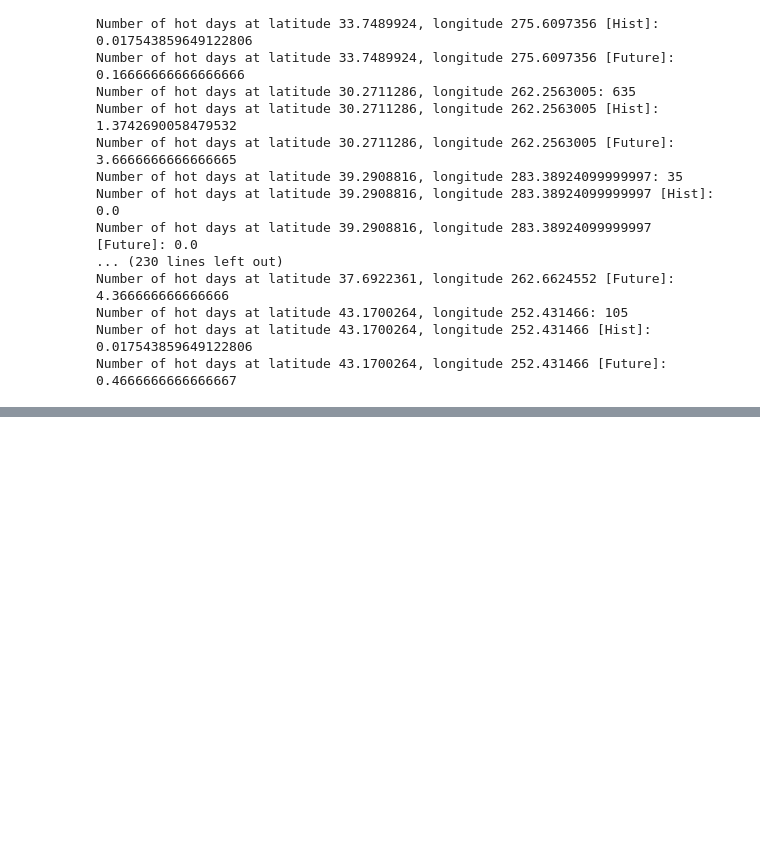
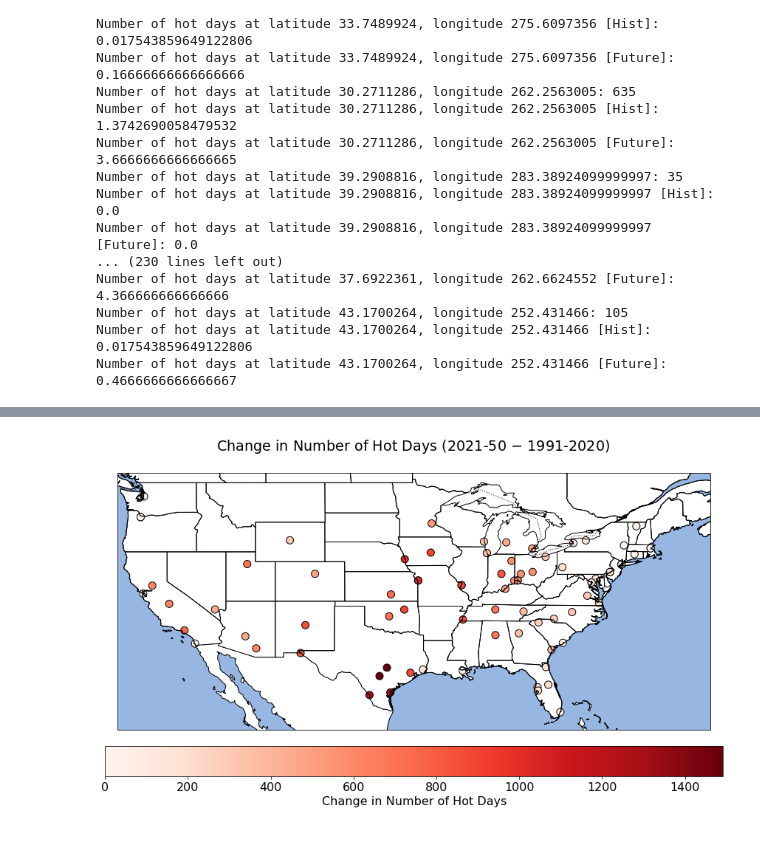
Before and after one commit to sharma-bharat/networkutk, a Jupyter notebook: HeatWave.ipynb, the cells around one changed output, grey strips where cells are left out. Cells and saved outputs as stored; diff of their text form; code cells hidden in the pictures; blank space fills up the shorter version.

Commit message:
updated heatwaves daily

```diff
--- a/HeatWave.ipynb
+++ b/HeatWave.ipynb
@@ -10,3 +3,10 @@ mpl.rcParams['font.size'] = 16
+# %%
+import intake_esgf
+import matplotlib as mpl
+#from datatree import DataTree
+
+# Set the matplotlib default font size
+mpl.rcParams['font.size'] = 16
 # %% [raw]
 cat = intake_esgf.catalog.ESGFCatalog()
 cat
@@ -409,0 +412,2 @@ Attributes: (0)
+# %%
+df_nodes_daily = df_nodes.copy(deep=True)
@@ -409,0 +421,39 @@ Attributes: (0)
+# %%
+import matplotlib.pyplot as plt
+import cartopy.crs as ccrs
+import cartopy.feature as cfeature
+
+# Calculate the change in the number of hot days
+df_nodes_daily['hot_days_change'] = df_nodes_daily['hot_days_future'] - df_nodes_daily['hot_days_hist']
+
+# Create a spatial plot of the hot days change
+fig = plt.figure(figsize=(15, 8))
+ax = plt.axes(projection=ccrs.PlateCarree())
+
+# Set the extent to focus on the Contiguous United States
+ax.set_extent([-125, -65, 24, 50], crs=ccrs.PlateCarree())
+
+ax.coastlines()
+ax.add_feature(cfeature.BORDERS, linestyle=':')
+ax.add_feature(cfeature.STATES, linestyle='-')
+ax.add_feature(cfeature.OCEAN, linestyle='-')
+
+# Plot data points
+scatter = ax.scatter(df_nodes_daily['longitude'], df_nodes_daily['latitude'],
+                     c=df_nodes_daily['hot_days_change'], cmap='Reds',
+                     s=100, edgecolor='k', transform=ccrs.PlateCarree())
+
+# Add colorbar
+cbar = plt.colorbar(scatter, ax=ax, orientation='horizontal', pad=0.05)
+cbar.set_label('Change in Number of Hot Days\n')
+
+# Add titles and labels
+plt.title('Change in Number of Hot Days (2021-50 $-$ 1991-2020) \n')
+plt.xlabel('Longitude')
+plt.ylabel('Latitude')
+
+plt.show()
+fig.savefig( f'plots/Change_HotDays_2021.pdf',bbox_inches='tight')
+fig.savefig( f'plots/Change_HotDays_2021.png',bbox_inches='tight')
+# %% [output]
+[figure, added]
```
Also changed, not shown: parts of 12 cells of this notebook, 10 other files.
